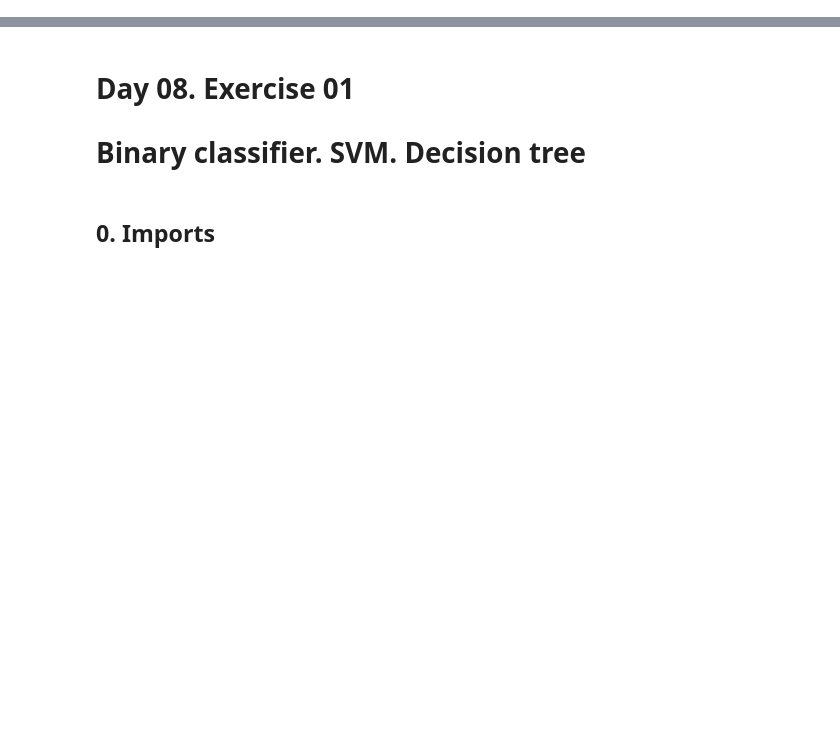
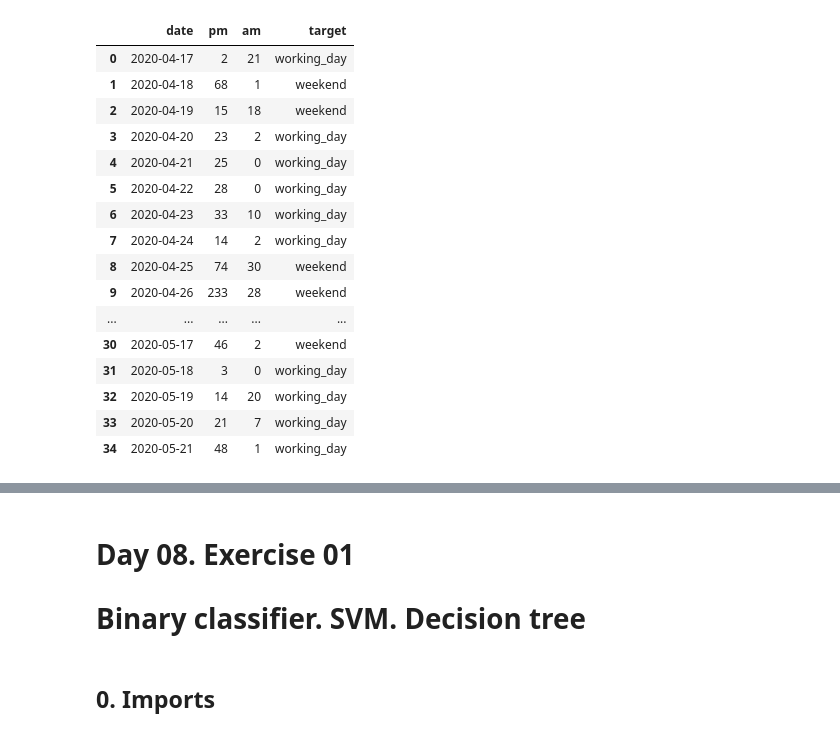
Before and after one commit to Zomberep/S21_DS_DAY_08, a Jupyter notebook: research.ipynb, the cells around one changed output, grey strips where cells are left out. Cells and saved outputs as stored; diff of their text form; code cells hidden in the pictures; blank space fills up the shorter version.

```diff
--- a/research.ipynb
+++ b/research.ipynb
@@ -0,0 +35,34 @@
+# %%
+data["date"] = data["timestamp"].dt.date
+data["is_am"] = (data["timestamp"].dt.hour).apply(func=lambda x: x < 12)
+
+counted_data = (data.copy()).groupby(by=["date", "is_am"])["timestamp"].count().reset_index()
+
+df = counted_data.pivot_table(values="timestamp", columns="is_am", index="date").reset_index()
+
+df.columns.name = None
+df.rename(columns={False: "pm", True: "am"}, inplace=True)
+df.fillna(0, inplace=True)
+df["pm"] = df["pm"].astype(int)
+df["am"] = df["am"].astype(int)
+
+df["target"] = df["date"].apply(func=lambda x: "weekend" if x.weekday() in (5, 6) else "working_day")
+df
+# %% [output]
+|  | date | pm | am | target |
+| 0 | 2020-04-17 | 2 | 21 | working_day |
+| 1 | 2020-04-18 | 68 | 1 | weekend |
+| 2 | 2020-04-19 | 15 | 18 | weekend |
+| 3 | 2020-04-20 | 23 | 2 | working_day |
+| 4 | 2020-04-21 | 25 | 0 | working_day |
+| 5 | 2020-04-22 | 28 | 0 | working_day |
+| 6 | 2020-04-23 | 33 | 10 | working_day |
+| 7 | 2020-04-24 | 14 | 2 | working_day |
+| 8 | 2020-04-25 | 74 | 30 | weekend |
+| 9 | 2020-04-26 | 233 | 28 | weekend |
+| ... | ... | ... | ... | ... |
+| 30 | 2020-05-17 | 46 | 2 | weekend |
+| 31 | 2020-05-18 | 3 | 0 | working_day |
+| 32 | 2020-05-19 | 14 | 20 | working_day |
+| 33 | 2020-05-20 | 21 | 7 | working_day |
+| 34 | 2020-05-21 | 48 | 1 | working_day |
```
Also changed, not shown: parts of 32 cells of this notebook.
